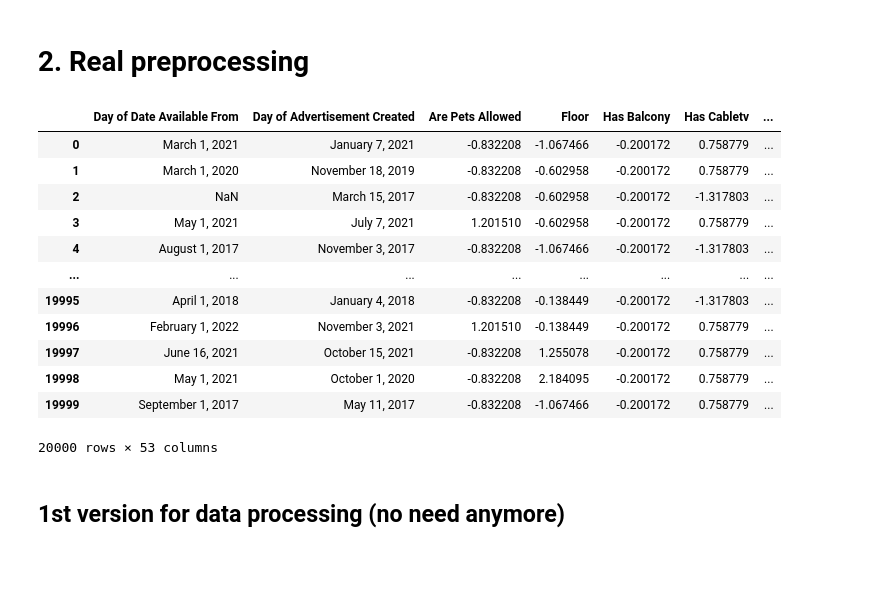
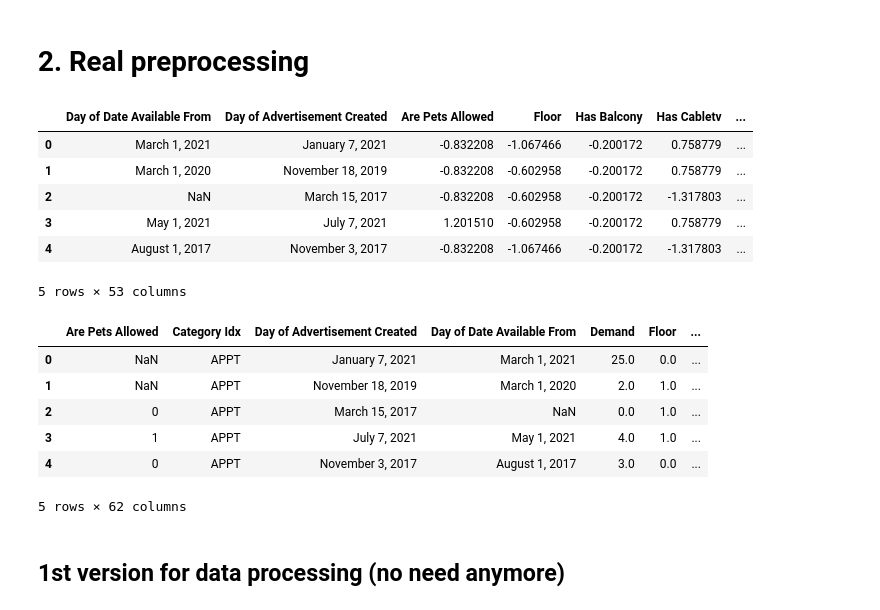
Before and after one commit to Germouche/ml-project, a Jupyter notebook: tabular+multimodal.ipynb, the cells around one changed output. Saved outputs shown, nothing was run; the diff lists cells and outputs as text; code cells hidden in the pictures; blank space fills up the shorter version.

```diff
--- a/tabular+multimodal.ipynb
+++ b/tabular+multimodal.ipynb
@@ -305,21 +305,25 @@ def preprocess(data):
 
 data, input_cols_norm = preprocess(data)
 # %%
-input_cols_norm
+input_cols_norm.head(5)
 # %% [output]
 |  | Day of Date Available From | Day of Advertisement Created | Are Pets Allowed | Floor | Has Balcony | Has Cabletv | ... |
 | 0 | March 1, 2021 | January 7, 2021 | -0.832208 | -1.067466 | -0.200172 | 0.758779 | ... |
 | 1 | March 1, 2020 | November 18, 2019 | -0.832208 | -0.602958 | -0.200172 | 0.758779 | ... |
 | 2 | NaN | March 15, 2017 | -0.832208 | -0.602958 | -0.200172 | -1.317803 | ... |
 | 3 | May 1, 2021 | July 7, 2021 | 1.201510 | -0.602958 | -0.200172 | 0.758779 | ... |
 | 4 | August 1, 2017 | November 3, 2017 | -0.832208 | -1.067466 | -0.200172 | -1.317803 | ... |
-| ... | ... | ... | ... | ... | ... | ... | ... |
-| 19995 | April 1, 2018 | January 4, 2018 | -0.832208 | -0.138449 | -0.200172 | -1.317803 | ... |
-| 19996 | February 1, 2022 | November 3, 2021 | 1.201510 | -0.138449 | -0.200172 | 0.758779 | ... |
-| 19997 | June 16, 2021 | October 15, 2021 | -0.832208 | 1.255078 | -0.200172 | 0.758779 | ... |
-| 19998 | May 1, 2021 | October 1, 2020 | -0.832208 | 2.184095 | -0.200172 | 0.758779 | ... |
-| 19999 | September 1, 2017 | May 11, 2017 | -0.832208 | -1.067466 | -0.200172 | 0.758779 | ... |
-20000 rows × 53 columns
+5 rows × 53 columns
+# %%
+data.head(5)
+# %% [output]
+|  | Are Pets Allowed | Category Idx | Day of Advertisement Created | Day of Date Available From | Demand | Floor | ... |
+| 0 | NaN | APPT | January 7, 2021 | March 1, 2021 | 25.0 | 0.0 | ... |
+| 1 | NaN | APPT | November 18, 2019 | March 1, 2020 | 2.0 | 1.0 | ... |
+| 2 | 0 | APPT | March 15, 2017 | NaN | 0.0 | 1.0 | ... |
+| 3 | 1 | APPT | July 7, 2021 | May 1, 2021 | 4.0 | 1.0 | ... |
+| 4 | 0 | APPT | November 3, 2017 | August 1, 2017 | 3.0 | 0.0 | ... |
+5 rows × 62 columns
 # %% [markdown]
 ## 1st version for data processing (no need anymore)
 # %%
```
Also changed, not shown: parts of 24 cells of this notebook.
